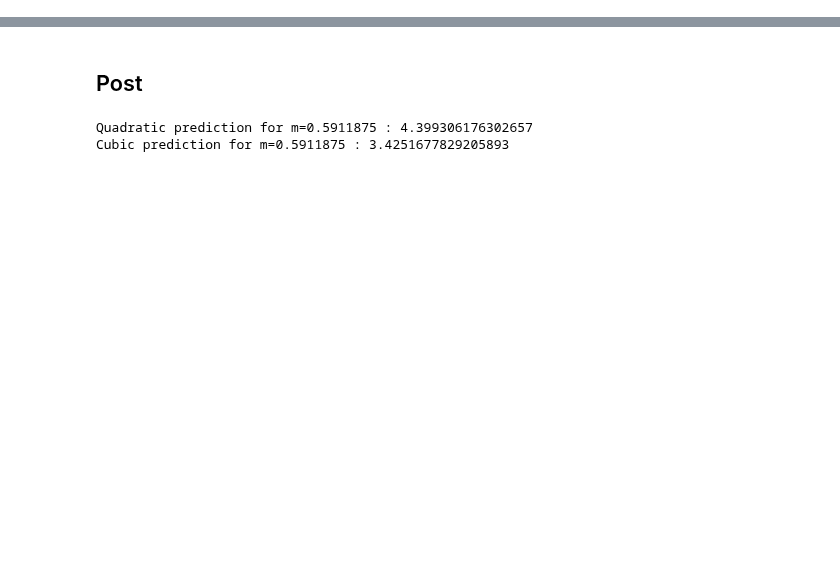
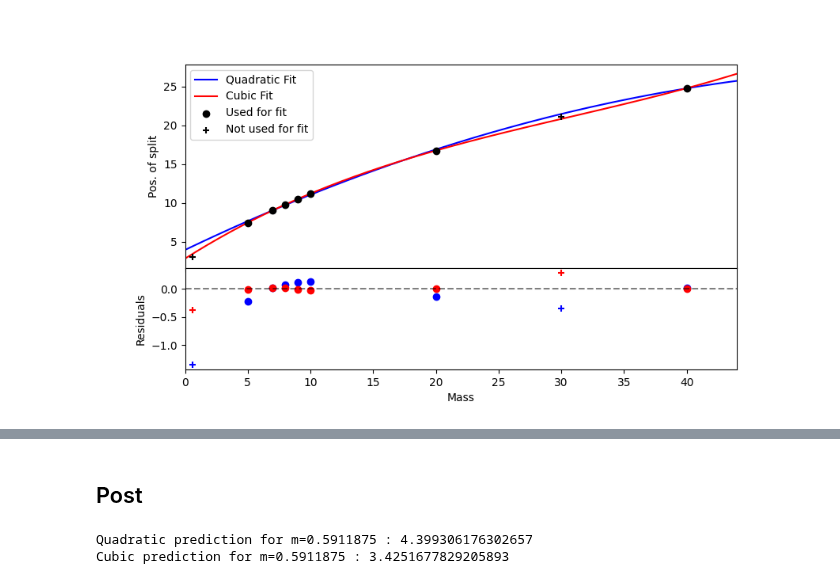
Before and after one commit to LoreCip/LQG-BH-Collapse, a Jupyter notebook: PostProcessing/split.ipynb, the cells around one changed output, grey strips where cells are left out. Saved outputs shown, nothing was run; the diff lists cells and outputs as text; code cells hidden in the pictures; blank space fills up the shorter version.

```diff
--- a/PostProcessing/split.ipynb
+++ b/PostProcessing/split.ipynb
@@ -15,11 +12,17 @@ dx = 0.005
 # B = np.loadtxt(path + f'/m{m}_dx{dxs[2]}_xMax70.0/outputs/B.dat',     skiprows=sr, max_rows=mr)
 # E = np.loadtxt(path + f'/m{ms[0]}_dx{dx}_xMax70.0/outputs/E.dat',     skiprows=sr, max_rows=mr)
 # %%
+path = '/home/lorenzo/phd/LQG/FullDynamics/sims'
+
+M = [5.0, 7.0, 8.0, 9.0, 10.0, 20.0, 30.0, 40.0]
+#dxs = [0.01, 0.005, 0.0025]
+dx = 0.005
+
+
 sr = 0
 mr = 8000
 
 skipped = 10
-
 
 main_peak = {}
 second_peak = {}
@@ -31,9 +34,11 @@ for m in M:
     p2 = []
     p3 = []
 
-    x = np.loadtxt(path + f'/m{m}_dx{dx}_xMax70.0/outputs/xs.dat')
-    r = np.loadtxt(path + f'/m{m}_dx{dx}_xMax70.0/outputs/rho.dat',   skiprows=sr, max_rows=mr)
-    t = np.loadtxt(path + f'/m{m}_dx{dx}_xMax70.0/outputs/times.dat', skiprows=sr, max_rows=mr)
+    with warnings.catch_warnings():
+        warnings.filterwarnings("ignore",category=UserWarning)
+        x = np.loadtxt(path + f'/m{m}_dx{dx}_xMax70.0/outputs/xs.dat')
+        r = np.loadtxt(path + f'/m{m}_dx{dx}_xMax70.0/outputs/rho.dat',   skiprows=sr, max_rows=mr)
+        t = np.loadtxt(path + f'/m{m}_dx{dx}_xMax70.0/outputs/times.dat', skiprows=sr, max_rows=mr)
 
     for idx in range(len(r)):
         idx_MAX = sg.find_peaks(r[idx, skipped:], height=[1e-2], distance=2)[0][::-1]
@@ -58,4 +63,5 @@ for m in M:
     second_peak[m] = np.array(p2)
     third_peak[m]  = np.array(p3)
 
+    second_peak[m][second_peak[m][:,0] < 50, 1:] = np.NaN
     third_peak[m][third_peak[m][:,0] < 220, 1:] = np.NaN
@@ -116,54 +120,68 @@ ms = np.array(M)[mask]
 G_pos = np.array(peaks)[~mask]
 G_mas = np.array(M)[~mask]
 
+mass_measure = np.array([0.59])
+peak_measure = np.array([3.05])
+
 # lopt, lcov = curve_fit(lin, ms, peak_pos)
 qopt, qcov = curve_fit(quad, ms, peak_pos)
 copt, ccov = curve_fit(cubic, ms, peak_pos)
 
 mm = np.linspace(0, 1.1*ms[-1])
 
 fig = plt.figure(figsize=(9,5))
-frame1=fig.add_axes((.1,.3,.8,.6))
+gs = gridspec.GridSpec(2, 1, height_ratios=[2, 1])
 
-# plt.plot(mm, lin(mm, *lopt) , color = 'r', label = 'Linear Fit')
-plt.plot(mm, quad(mm, *qopt), color = 'b', label = 'Quadratic Fit')
-plt.plot(mm, cubic(mm, *copt), color = 'r', label = 'Cubic Fit')
+ax0 = plt.subplot(gs[0])
+ax0.plot(mm, quad(mm, *qopt), color = 'b', zorder = 1, label = 'Quadratic Fit')
+ax0.plot(mm, cubic(mm, *copt), color = 'r', zorder = 1, label = 'Cubic Fit')
 
-plt.scatter(ms, peak_pos, color = 'k', marker='o', label = 'Used for fit')
-plt.scatter(G_mas, G_pos, color = 'k', marker='+', label = 'Not used for fit')
-plt.scatter([0.59], [3.05], color = 'k', marker='+')
-# plt.plot([20, 40], [15.226,20.156], 'x', label = 'Quadratic Prediction')
-# plt.plot([20, 40], [18.029, 35.237],'x', label = 'Cubic Prediction' )
+ax0.scatter(ms, peak_pos, color = 'k', marker='o', zorder = 2, label = 'Used for fit')
+ax0.scatter(G_mas, G_pos, color = 'k', marker='+', zorder = 2, label = 'Not used for fit')
+ax0.scatter(mass_measure, peak_measure, color = 'k', zorder = 2, marker='+')
+# ax0.plot([20, 40], [15.226,20.156], 'x', label = 'Quadratic Prediction')
+# ax0.plot([20, 40], [18.029, 35.237],'x', label = 'Cubic Prediction' )
 
-plt.ylabel('Pos. of split')
+ax0.set_ylabel('Pos. of split')
+ax0.set_xlim(0, 1.1*ms[-1])
 
-plt.xlim(0, 1.1*ms[-1])
+ax0.legend()
 
-plt.xticks([])
-plt.legend()
+###############
+### RESIDUALS
+###############
 
-frame2=fig.add_axes((.1,.1,.8,.2))
+ax1 = plt.subplot(gs[1], sharex = ax0)
 
-plt.axhline(0, ls = '--', color = 'k', alpha = 0.5)
-# plt.scatter(ms, lin(ms, *lopt) - peak_pos,  color = 'r')
-plt.scatter(ms, quad(ms, *qopt) - peak_pos, color = 'b')
-plt.scatter(ms, cubic(ms, *copt) - peak_pos, color = 'r')
+ax1.axhline(0, ls = '--', color = 'k', alpha = 0.5)
+# Residuals of fitted points
+ax1.scatter(ms, -quad(ms, *qopt) + peak_pos, color = 'b')
+ax1.scatter(ms, -cubic(ms, *copt) + peak_pos, color = 'r')
+# Residuals of control points
+ax1.scatter(G_mas, -quad(G_mas, *qopt) + G_pos,  marker = '+', color = 'b')
+ax1.scatter(G_mas, -cubic(G_mas, *copt) + G_pos, marker = '+',  color = 'r')
+ax1.scatter(mass_measure, -quad(mass_measure, *qopt) + peak_measure,  marker = '+', color = 'b')
+ax1.scatter(mass_measure, -cubic(mass_measure, *copt) + peak_measure, marker = '+',  color = 'r')
 
-plt.xlabel('Mass')
-plt.ylabel('Residuals')
+ax1.set_xlabel('Mass')
+ax1.set_ylabel('Residuals')
 
-plt.xlim(0, 1.1*ms[-1])
+ax1.set_xlim(0, 1.1*ms[-1])
 
-# s_lcov = np.round(np.sqrt(np.diagonal(lcov)), 3)
+# remove vertical gap between subplots
+plt.setp(ax0.get_xticklabels(), visible=False)
+plt.subplots_adjust(hspace=.0)
+plt.show()
+
+# Errors in parameters
 s_qcov = np.round(np.sqrt(np.diagonal(qcov)), 3)
 s_ccov = np.round(np.sqrt(np.diagonal(ccov)), 5)
 
-# text_lin = f"Linear best fit parameters: ({np.round(lopt[0],3)} +- {s_lcov[0]}) x + ({np.round(lopt[1],3)} +- {s_lcov[1]})"
 text_quad = f"Quadratic best fit parameters: ({np.round(qopt[0],3)} +- {s_qcov[0]}) x^2 + ({np.round(qopt[1],3)} +- {s_qcov[1]}) x + ({np.round(qopt[2],3)} +- {s_qcov[2]})"
 text_cubic = f"Cubic best fit parameters: ({np.round(copt[0],5)} +- {s_ccov[0]}) x^3 + ({np.round(copt[1],3)} +- {s_ccov[1]}) x^2 + ({np.round(copt[2],3)} +- {s_ccov[2]}) x + ({np.round(copt[3],3)} +- {s_ccov[3]})"
 
-# print(text_lin)
 print(text_quad)
 print(text_cubic)
 print()
 # %% [output]
+[figure, added]
```
Also changed, not shown: parts of 13 cells of this notebook, 8 other files.
